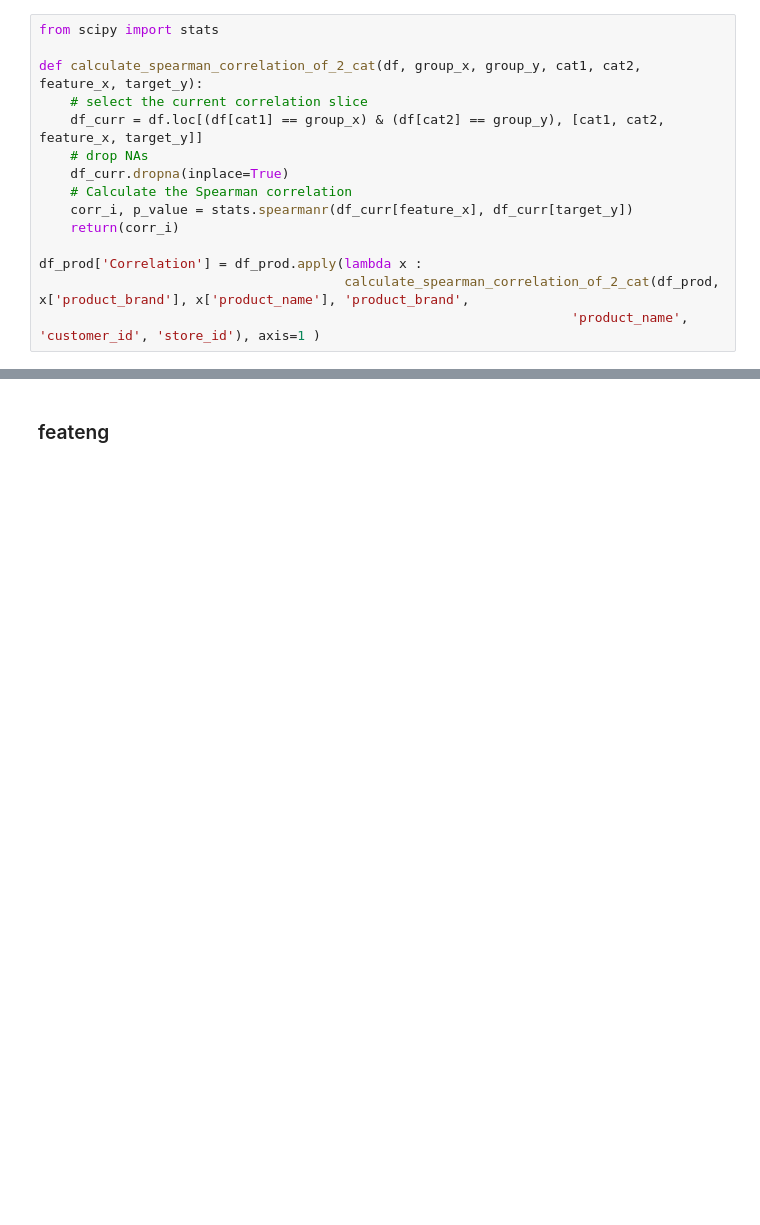
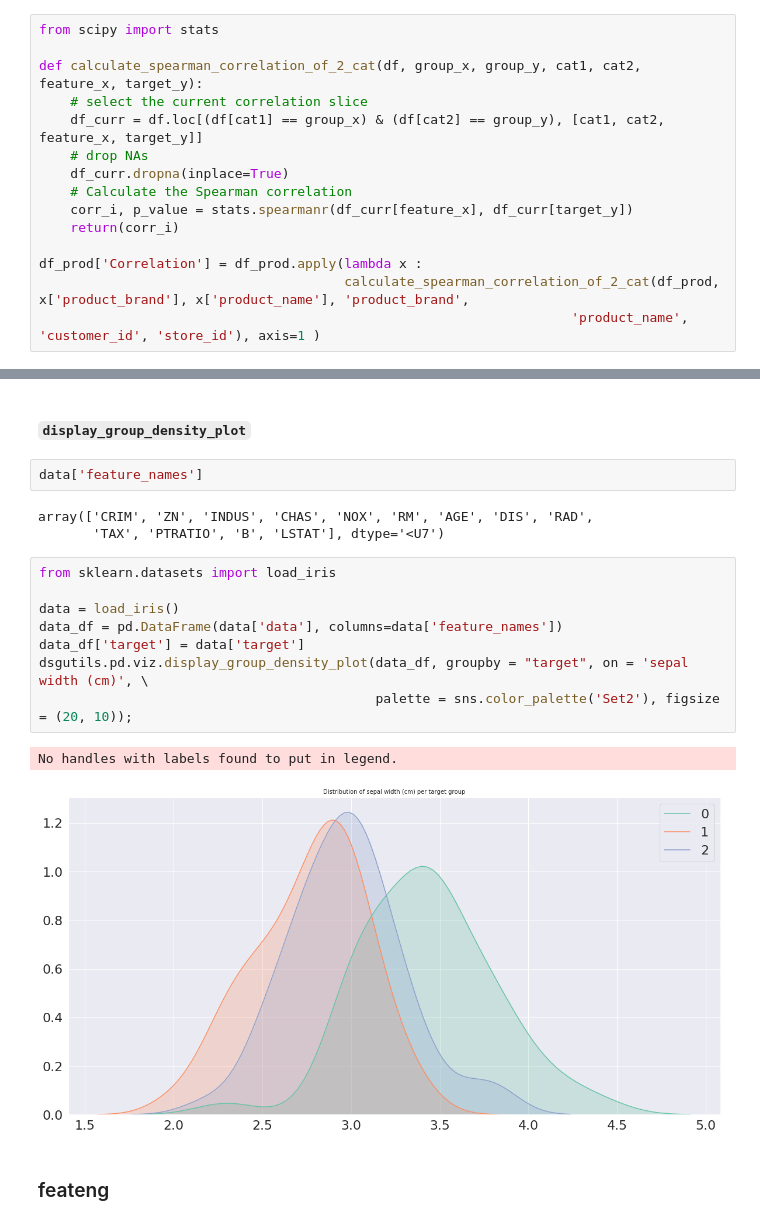
Before and after one commit to datascienceisrael/python3-dsgutils, a Jupyter notebook: examples.ipynb, the cells around one changed output, grey strips where cells are left out. Cells and saved outputs as stored; diff of their text form; blank space fills up the shorter version.

Commit message:
add the functions: display_group_density_plot and display_n_most_correlated to viz.py, and one_hot_encode to feateng.py, as well as examples for each in examples.ipynb

```diff
--- a/examples.ipynb
+++ b/examples.ipynb
@@ -719,3 +738,21 @@ dsgutils.pd.viz.plot_correlations_per_categories(df_prod, 'product_brand', 'prod
+# %% [markdown]
+#### `display_group_density_plot`
+# %%
+data['feature_names']
+# %% [output]
+array(['CRIM', 'ZN', 'INDUS', 'CHAS', 'NOX', 'RM', 'AGE', 'DIS', 'RAD',
+       'TAX', 'PTRATIO', 'B', 'LSTAT'], dtype='<U7')
+# %%
+from sklearn.datasets import load_iris
+
+data = load_iris()
+data_df = pd.DataFrame(data['data'], columns=data['feature_names'])
+data_df['target'] = data['target']
+dsgutils.pd.viz.display_group_density_plot(data_df, groupby = "target", on = 'sepal width (cm)', \
+                                           palette = sns.color_palette('Set2'), figsize = (20, 10));
+# %% [output]
+No handles with labels found to put in legend.
+[figure, added]
 # %% [markdown]
 ### feateng
 # %% [markdown]
```
Also changed, not shown: parts of 45 cells of this notebook, 2 other files.
